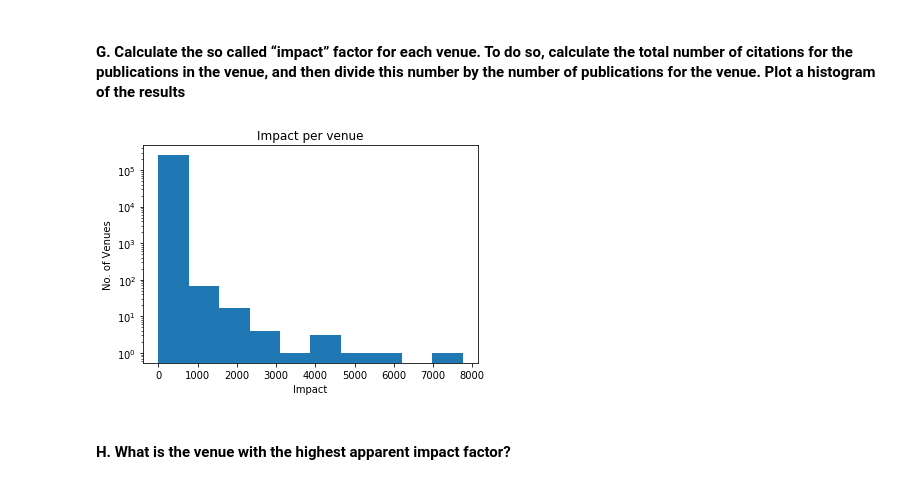
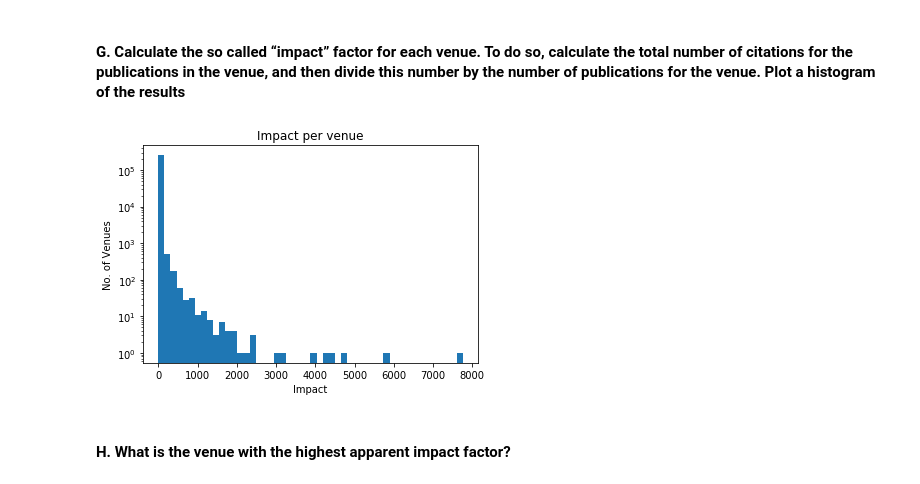
Before and after one commit to sahilgandhi94/6220, a Jupyter notebook: hw1/p1.ipynb, the cells around one changed output. Drawn from its saved outputs; the diff is of its cells as text; code cells hidden in the pictures.

```diff
--- a/hw1/p1.ipynb
+++ b/hw1/p1.ipynb
@@ -8,8 +8,8 @@ from collections import defaultdict
 from copy import deepcopy
 
 # constants
-DATA_LOC = "/home/ubuntu/projects/datasets/AP_train.txt"
-# DATA_LOC = "/Users/sahilgandhi/Datasets/AP_train.txt"
+# DATA_LOC = "/home/ubuntu/projects/datasets/AP_train.txt"
+DATA_LOC = "Aminer/AP_train.txt"
 
 # data formats
 FORMAT_ID = "#index"
@@ -42,18 +42,18 @@ def generatetables():
                     main_table.append(datum)
                 datum = dict() # re-initialize local datum
                 datum[ID] = line.strip(FORMAT_ID).strip()
-            elif FORMAT_PAPER_TITLE in line:
+            elif FORMAT_PAPER_TITLE in line[:10]:
                 datum[TITLE] = line.strip(FORMAT_PAPER_TITLE).strip()
-            elif FORMAT_REFERENCES in line:
+            elif FORMAT_REFERENCES in line[:10]:
                 reference_table.append({ID: datum[ID], REFERENCE: line.strip(FORMAT_REFERENCES).strip()})
-            elif FORMAT_AUTHORS in line:
+            elif FORMAT_AUTHORS in line[:10]:
                 for author in line.strip(FORMAT_AUTHORS).strip().split(';'):
                     author_table.append({ID: datum[ID], AUTHOR: author.strip()})
-            elif FORMAT_YEAR in line:
+            elif FORMAT_YEAR in line[:10]:
                 datum[YEAR] = line.strip(FORMAT_YEAR).strip()
-            elif FORMAT_VENUE in line:
+            elif FORMAT_VENUE in line[:10]:
                 datum[VENUE] = line.strip(FORMAT_VENUE).strip()
-            elif FORMAT_ABSTRACT in line:
+            elif FORMAT_ABSTRACT in line[:10]:
                 datum[ABSTRACT] = line.strip(FORMAT_ABSTRACT).strip()
     return main_table, author_table, reference_table
 
@@ -271,20 +275,23 @@ impact = list()
 for row in venue_pubs.itertuples():
     tmp_dict = {VENUE: row.venue}
     _lst = list()
+    _raw = list()
     for id in row.publications:
         _val = pub_cit_dict.get(id, None)
         if _val:
             _lst.append(_val)
-    tmp_dict.update({'impact': 0 if len(_lst) == 0 else sum(_lst)/float(len(_lst))})
+            _raw.append(id)
+    tmp_dict.update({'impact': 0 if len(_lst) == 0 else sum(_lst)/float(len(_lst)),
+                     'raw': _raw})
     impact.append(tmp_dict)
 # %%
-plt.hist([x['impact'] for x in impact], log=True)
+plt.hist([x['impact'] for x in impact], log=True, bins=50)
 plt.xlabel('Impact')
 plt.ylabel('No. of Venues')
 plt.title('Impact per venue')
 plt.show()
 # %% [output]
-[figure, old version]
+[figure, new version]
 # %% [markdown]
 #### H. What is the venue with the highest apparent impact factor?
 # %%
```
Also changed, not shown: parts of 22 cells of this notebook, 5 other files.
